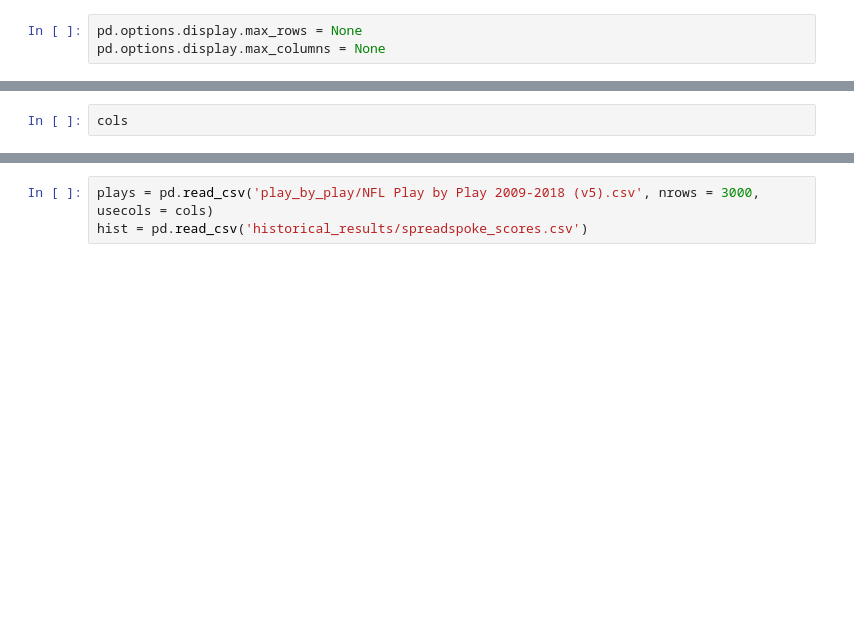
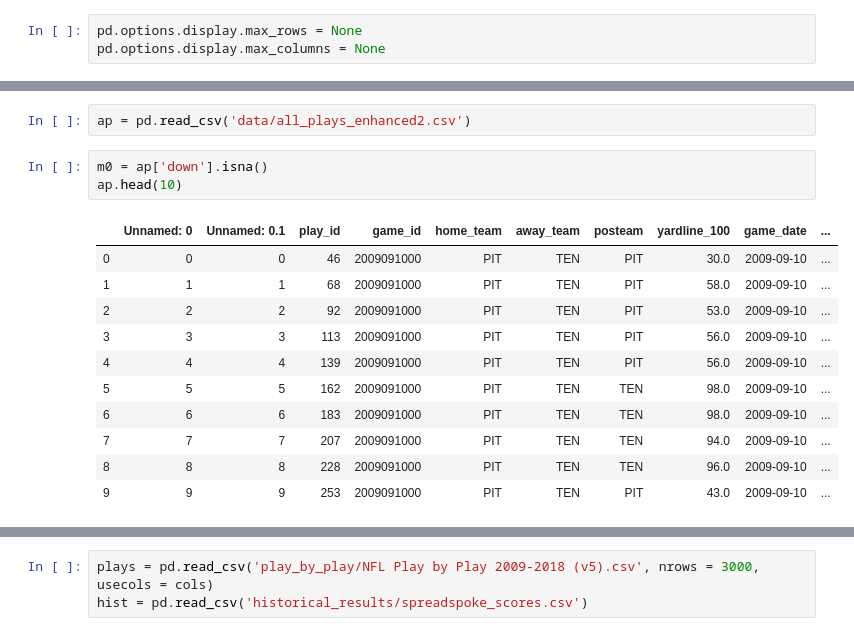
Before and after one commit to sizej/NFL_RT_Prob, a Jupyter notebook: notebooks/explore_notebook.ipynb, the cells around one changed output, grey strips where cells are left out. Drawn from its saved outputs; the diff is of its cells as text; blank space fills up the shorter version.

```diff
--- a/notebooks/explore_notebook.ipynb
+++ b/notebooks/explore_notebook.ipynb
@@ -89,2 +50,17 @@ plays.columns
-# %%
-cols
+# %%
+ap = pd.read_csv('data/all_plays_enhanced2.csv')
+# %%
+m0 = ap['down'].isna()
+ap.head(10)
+# %% [output]
+|  | Unnamed: 0 | Unnamed: 0.1 | play_id | game_id | home_team | away_team | posteam | yardline_100 | game_date | ... |
+| 0 | 0 | 0 | 46 | 2009091000 | PIT | TEN | PIT | 30.0 | 2009-09-10 | ... |
+| 1 | 1 | 1 | 68 | 2009091000 | PIT | TEN | PIT | 58.0 | 2009-09-10 | ... |
+| 2 | 2 | 2 | 92 | 2009091000 | PIT | TEN | PIT | 53.0 | 2009-09-10 | ... |
+| 3 | 3 | 3 | 113 | 2009091000 | PIT | TEN | PIT | 56.0 | 2009-09-10 | ... |
+| 4 | 4 | 4 | 139 | 2009091000 | PIT | TEN | PIT | 56.0 | 2009-09-10 | ... |
+| 5 | 5 | 5 | 162 | 2009091000 | PIT | TEN | TEN | 98.0 | 2009-09-10 | ... |
+| 6 | 6 | 6 | 183 | 2009091000 | PIT | TEN | TEN | 98.0 | 2009-09-10 | ... |
+| 7 | 7 | 7 | 207 | 2009091000 | PIT | TEN | TEN | 94.0 | 2009-09-10 | ... |
+| 8 | 8 | 8 | 228 | 2009091000 | PIT | TEN | TEN | 96.0 | 2009-09-10 | ... |
+| 9 | 9 | 9 | 253 | 2009091000 | PIT | TEN | PIT | 43.0 | 2009-09-10 | ... |
```
Also changed, not shown: parts of 21 cells of this notebook, 4 other files.
